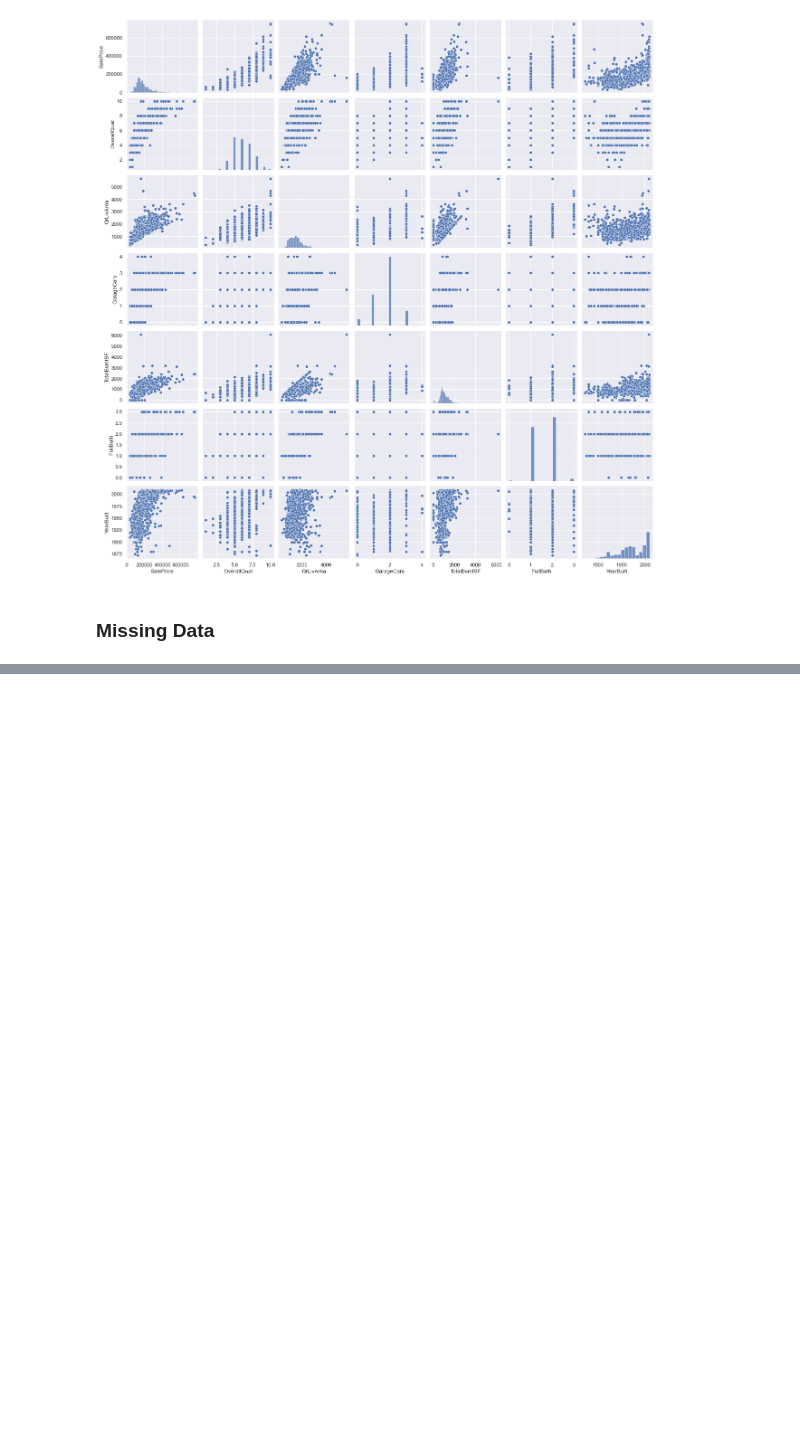
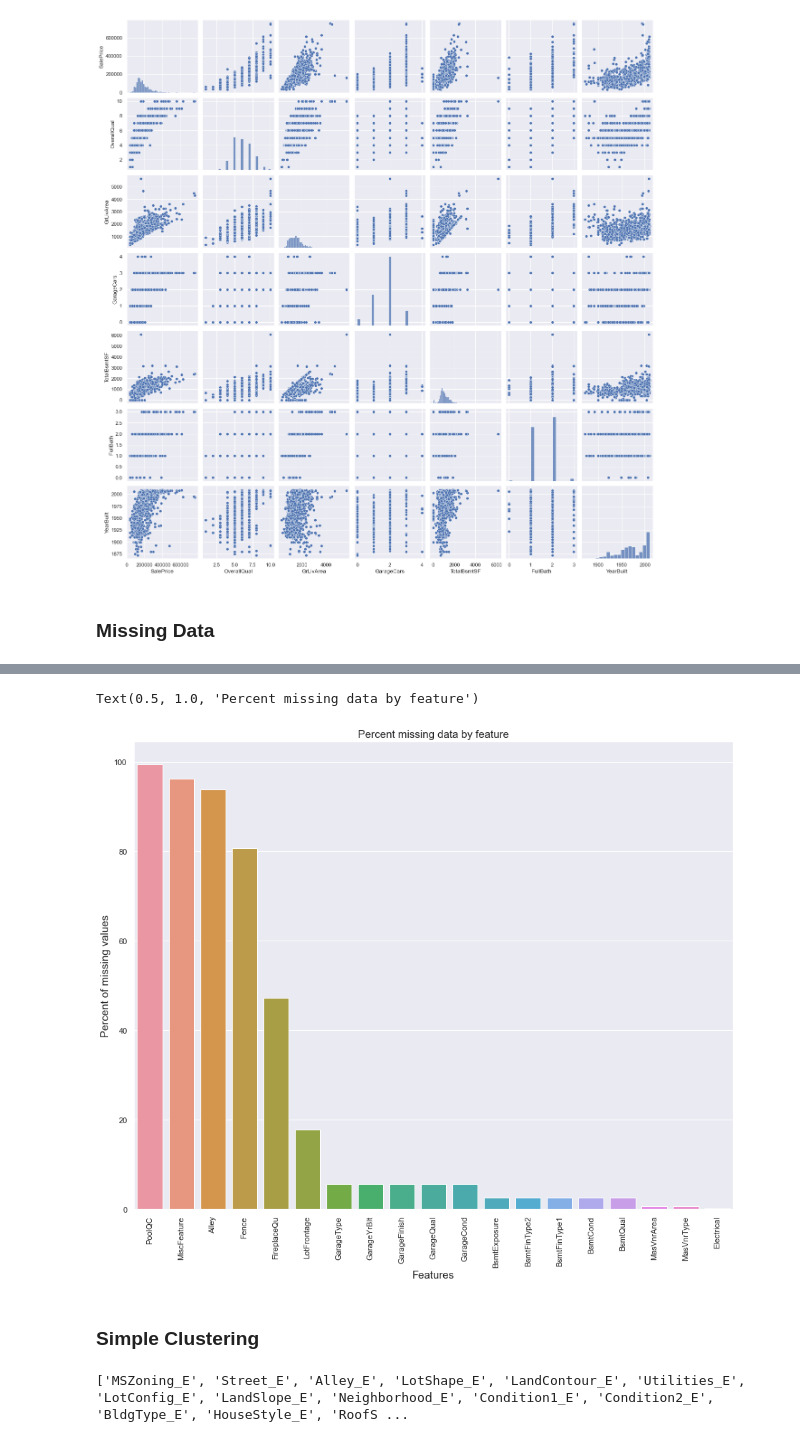
Before and after one commit to skp0111/Housing-Price-Analysis-and-Prediction, a Jupyter notebook: Data Analysis.ipynb, the cells around one changed output, grey strips where cells are left out. Saved outputs shown, nothing was run; the diff lists cells and outputs as text; code cells hidden in the pictures; blank space fills up the shorter version.

```diff
--- a/Data Analysis.ipynb
+++ b/Data Analysis.ipynb
@@ -218,0 +223,33 @@ missing_data.head(20)
+# %%
+f, ax = plt.subplots(figsize=(15, 12))
+plt.xticks(rotation='90')
+sns.barplot(x=df_train_na.index, y=df_train_na)
+plt.xlabel('Features', fontsize=15)
+plt.ylabel('Percent of missing values', fontsize=15)
+plt.title('Percent missing data by feature', fontsize=15)
+# %% [output]
+Text(0.5, 1.0, 'Percent missing data by feature')
+[figure, added]
+# %% [markdown]
+### Simple Clustering
+# %%
+# Encoding QUalitaive Features
+def encode(frame, feature):
+    ordering = pd.DataFrame()
+    ordering['val'] = frame[feature].unique()
+    ordering.index = ordering.val
+    ordering['spmean'] = frame[[feature, 'SalePrice']].groupby(feature).mean()['SalePrice']
+    ordering = ordering.sort_values('spmean')
+    ordering['ordering'] = range(1, ordering.shape[0]+1)
+    ordering = ordering['ordering'].to_dict()
+
+    for cat, o in ordering.items():
+        frame.loc[frame[feature] == cat, feature+'_E'] = o
+
+qual_encoded = []
+for q in qualitative:
+    encode(df_train, q)
+    qual_encoded.append(q+'_E')
+print(qual_encoded)
+# %% [output]
+['MSZoning_E', 'Street_E', 'Alley_E', 'LotShape_E', 'LandContour_E', 'Utilities_E', 'LotConfig_E', 'LandSlope_E', 'Neighborhood_E', 'Condition1_E', 'Condition2_E', 'BldgType_E', 'HouseStyle_E', 'RoofS ...
```
Also changed, not shown: parts of 3 cells of this notebook.
